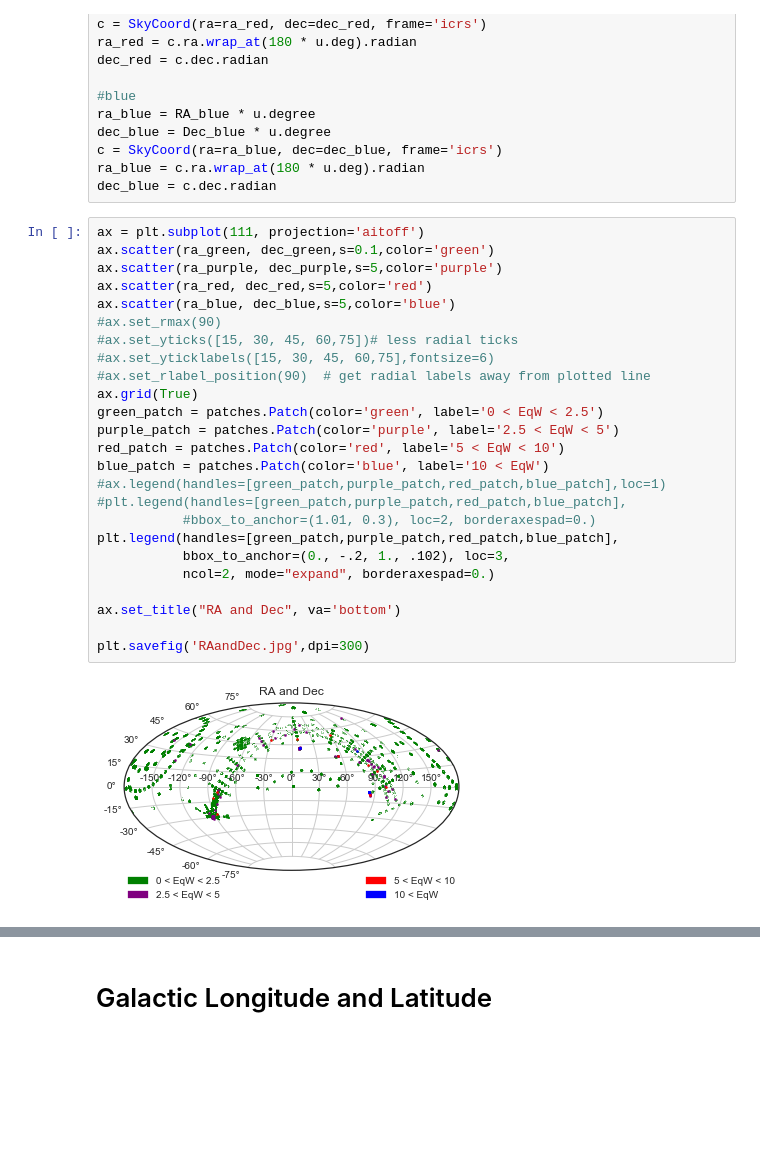
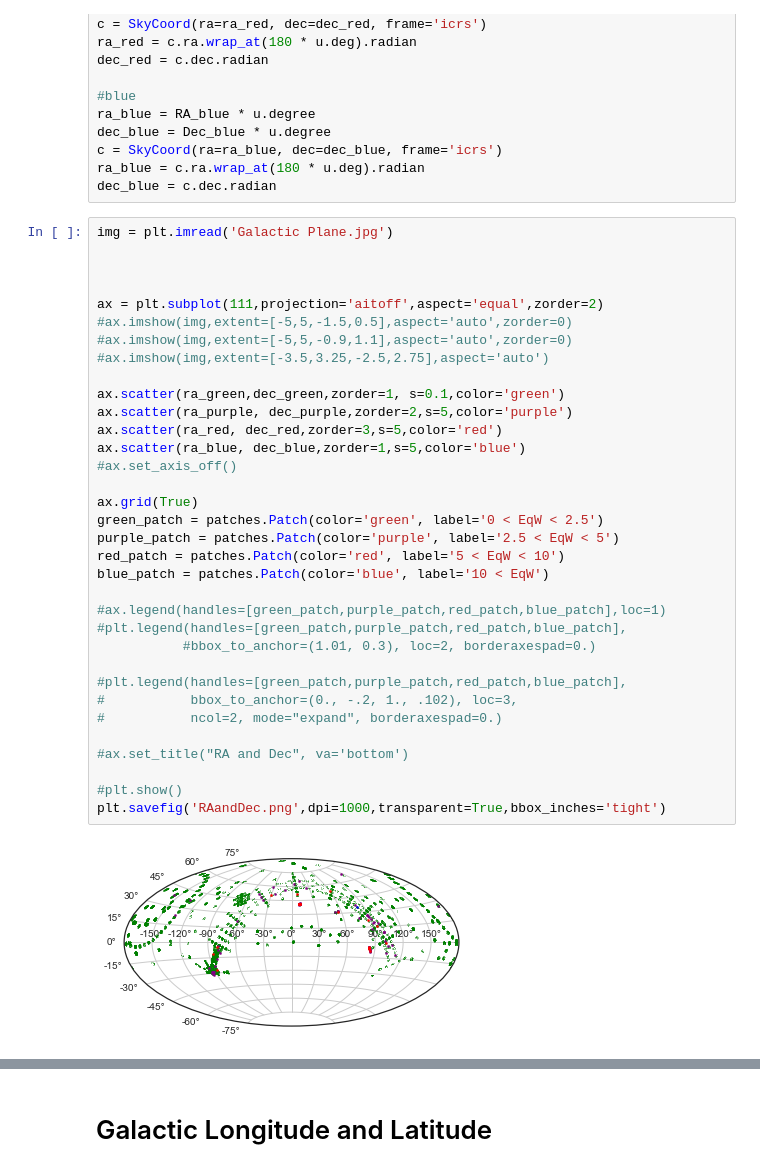
Before and after one commit to ballanr/T-Tauri, a Jupyter notebook: Plots.ipynb, the cells around one changed output, grey strips where cells are left out. Drawn from its saved outputs; the diff is of its cells as text; blank space fills up the shorter version.

```diff
--- a/Plots.ipynb
+++ b/Plots.ipynb
@@ -68,29 +68,38 @@ c = SkyCoord(ra=ra_blue, dec=dec_blue, frame='icrs')
 ra_blue = c.ra.wrap_at(180 * u.deg).radian
 dec_blue = c.dec.radian
 # %%
-ax = plt.subplot(111, projection='aitoff')
-ax.scatter(ra_green, dec_green,s=0.1,color='green')
-ax.scatter(ra_purple, dec_purple,s=5,color='purple')
-ax.scatter(ra_red, dec_red,s=5,color='red')
-ax.scatter(ra_blue, dec_blue,s=5,color='blue')
-#ax.set_rmax(90)
-#ax.set_yticks([15, 30, 45, 60,75])# less radial ticks
-#ax.set_yticklabels([15, 30, 45, 60,75],fontsize=6)
-#ax.set_rlabel_position(90)  # get radial labels away from plotted line
+img = plt.imread('Galactic Plane.jpg')
+
+
+
+ax = plt.subplot(111,projection='aitoff',aspect='equal',zorder=2)
+#ax.imshow(img,extent=[-5,5,-1.5,0.5],aspect='auto',zorder=0)
+#ax.imshow(img,extent=[-5,5,-0.9,1.1],aspect='auto',zorder=0)
+#ax.imshow(img,extent=[-3.5,3.25,-2.5,2.75],aspect='auto')
+
+ax.scatter(ra_green,dec_green,zorder=1, s=0.1,color='green')
+ax.scatter(ra_purple, dec_purple,zorder=2,s=5,color='purple')
+ax.scatter(ra_red, dec_red,zorder=3,s=5,color='red')
+ax.scatter(ra_blue, dec_blue,zorder=1,s=5,color='blue')
+#ax.set_axis_off()
+
 ax.grid(True)
 green_patch = patches.Patch(color='green', label='0 < EqW < 2.5')
 purple_patch = patches.Patch(color='purple', label='2.5 < EqW < 5')
 red_patch = patches.Patch(color='red', label='5 < EqW < 10')
 blue_patch = patches.Patch(color='blue', label='10 < EqW')
+
 #ax.legend(handles=[green_patch,purple_patch,red_patch,blue_patch],loc=1)
 #plt.legend(handles=[green_patch,purple_patch,red_patch,blue_patch],
            #bbox_to_anchor=(1.01, 0.3), loc=2, borderaxespad=0.)
-plt.legend(handles=[green_patch,purple_patch,red_patch,blue_patch],
-           bbox_to_anchor=(0., -.2, 1., .102), loc=3,
-           ncol=2, mode="expand", borderaxespad=0.)
 
-ax.set_title("RA and Dec", va='bottom')
+#plt.legend(handles=[green_patch,purple_patch,red_patch,blue_patch],
+#           bbox_to_anchor=(0., -.2, 1., .102), loc=3,
+#           ncol=2, mode="expand", borderaxespad=0.)
 
-plt.savefig('RAandDec.jpg',dpi=300)
+#ax.set_title("RA and Dec", va='bottom')
+
+#plt.show()
+plt.savefig('RAandDec.png',dpi=1000,transparent=True,bbox_inches='tight')
 # %% [output]
-[figure, old version]
+[figure, new version]
```
Also changed, not shown: parts of 30 cells of this notebook, 1 other file.
